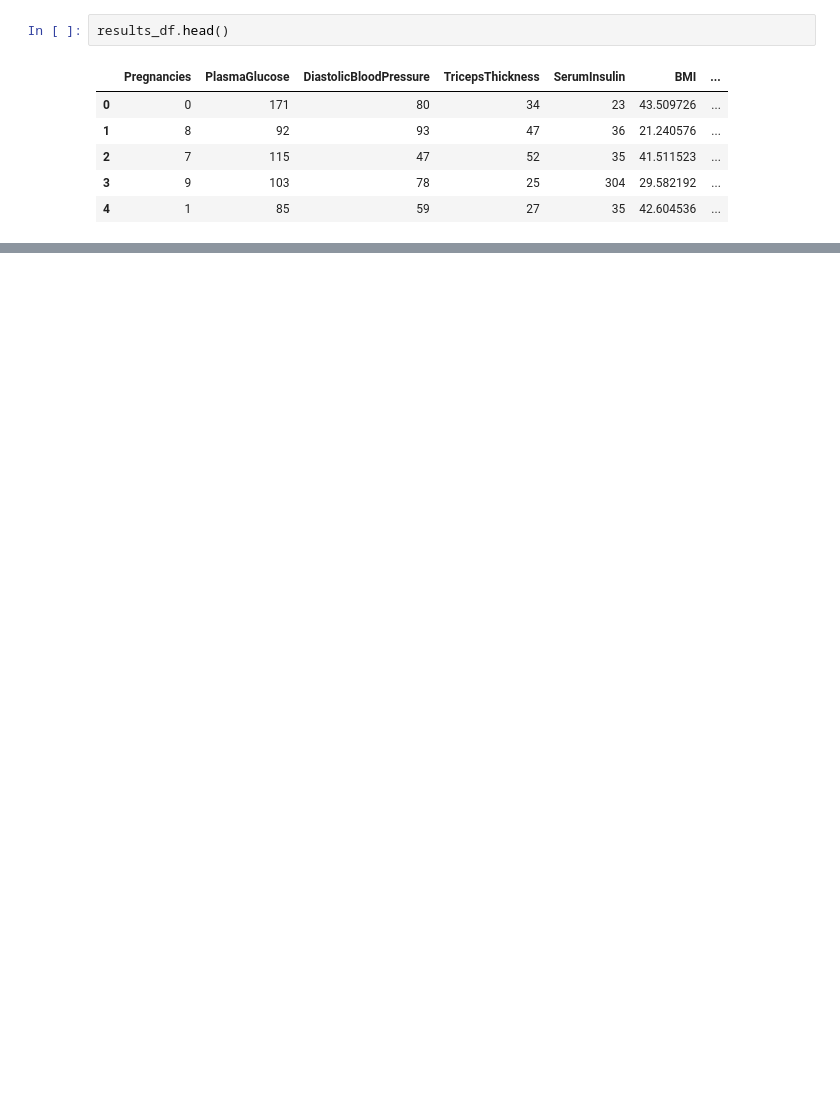
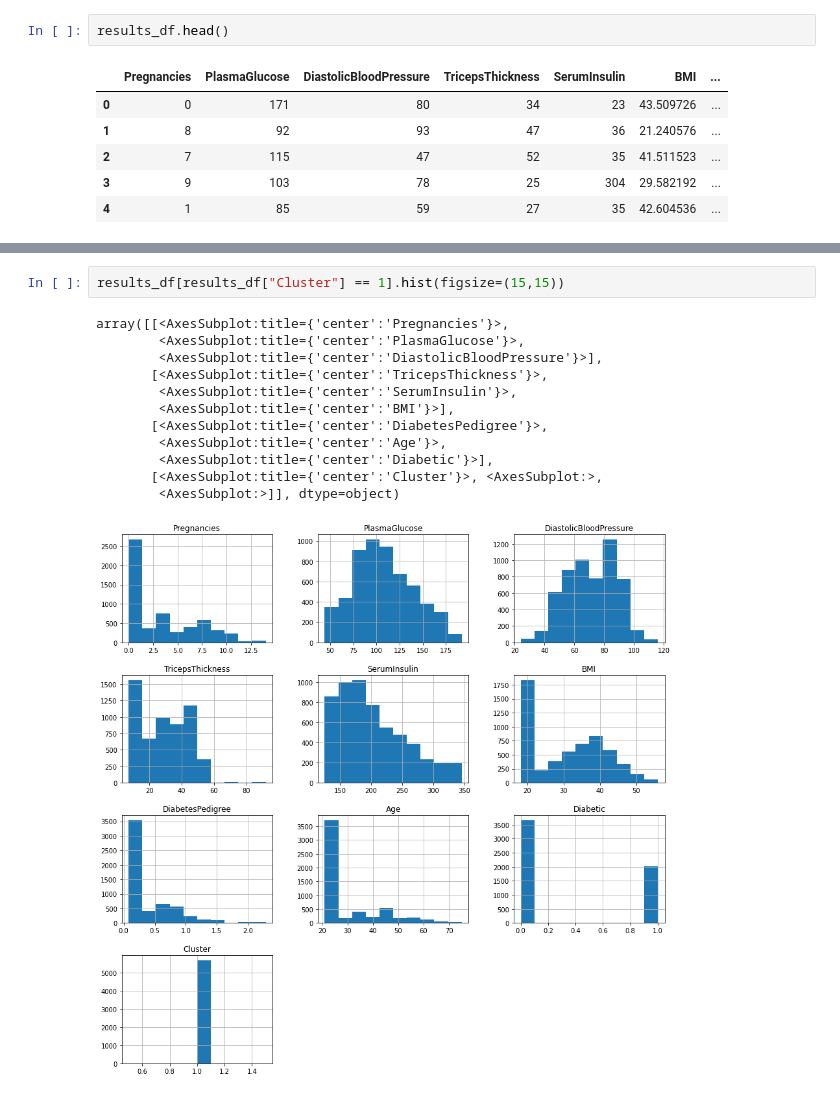
Before and after one commit to Artem123456789/diabetic-clustering, a Jupyter notebook: main.ipynb, the cells around one changed output, grey strips where cells are left out. Cells and saved outputs as stored; diff of their text form; blank space fills up the shorter version.

```diff
--- a/main.ipynb
+++ b/main.ipynb
@@ -156,0 +171,15 @@ results_df.head()
+# %%
+results_df[results_df["Cluster"] == 1].hist(figsize=(15,15))
+# %% [output]
+array([[<AxesSubplot:title={'center':'Pregnancies'}>,
+        <AxesSubplot:title={'center':'PlasmaGlucose'}>,
+        <AxesSubplot:title={'center':'DiastolicBloodPressure'}>],
+       [<AxesSubplot:title={'center':'TricepsThickness'}>,
+        <AxesSubplot:title={'center':'SerumInsulin'}>,
+        <AxesSubplot:title={'center':'BMI'}>],
+       [<AxesSubplot:title={'center':'DiabetesPedigree'}>,
+        <AxesSubplot:title={'center':'Age'}>,
+        <AxesSubplot:title={'center':'Diabetic'}>],
+       [<AxesSubplot:title={'center':'Cluster'}>, <AxesSubplot:>,
+        <AxesSubplot:>]], dtype=object)
+[figure, added]
```
Also changed, not shown: parts of 4 cells of this notebook.
